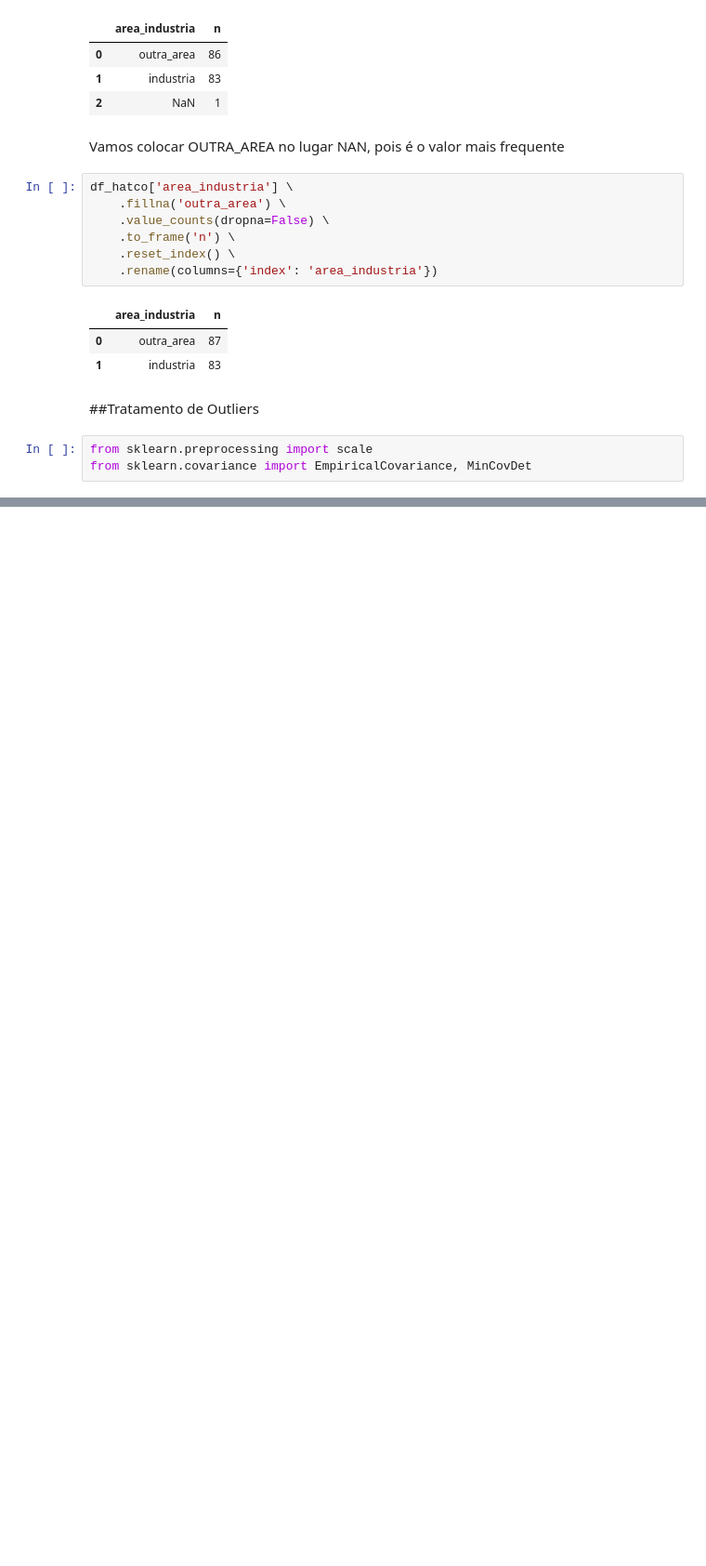
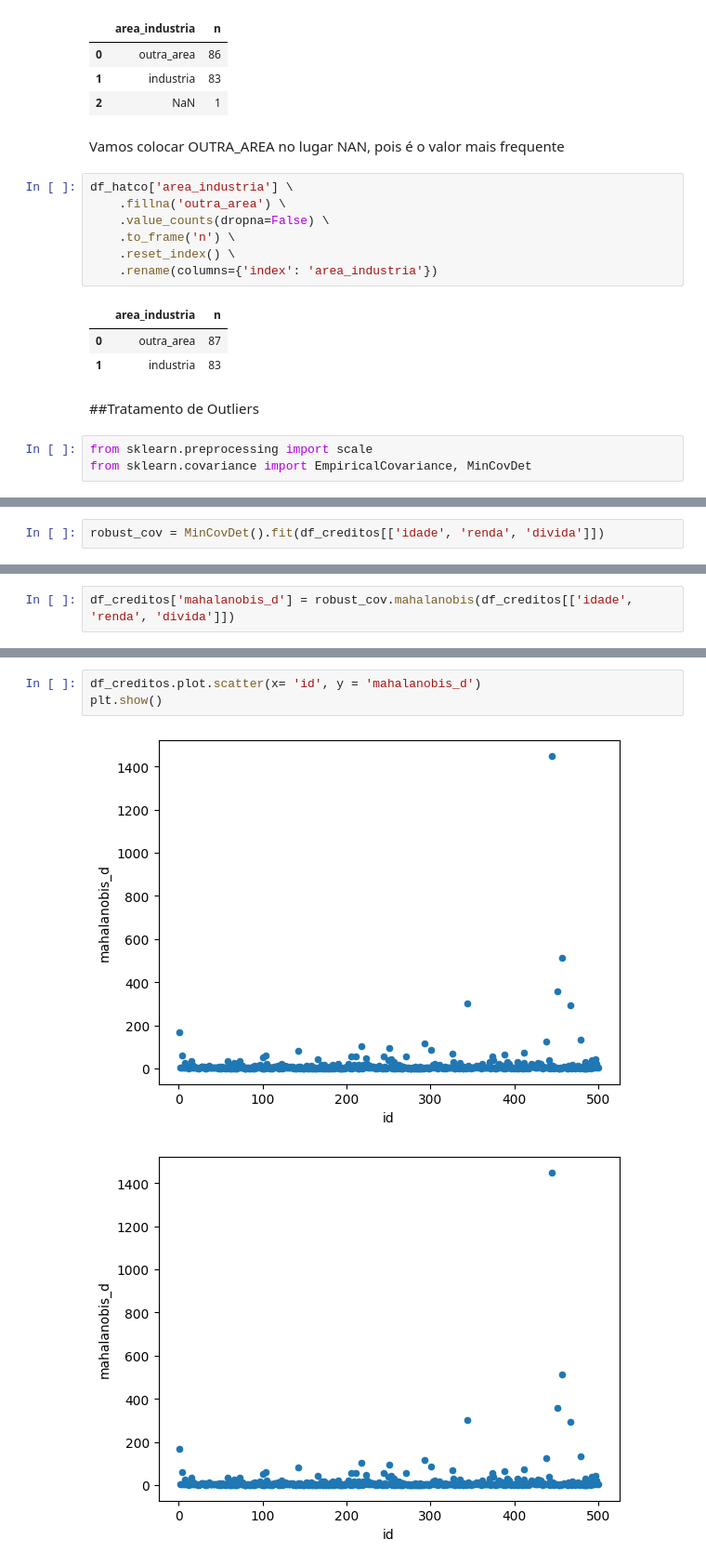
Before and after one commit to luccbm/LimpezaNormalizacaoRepo, a Jupyter notebook: LimpNorm.ipynb, the cells around one changed output, grey strips where cells are left out. Shown at 93% size. Cells and saved outputs as stored; diff of their text form; blank space fills up the shorter version.

```diff
--- a/LimpNorm.ipynb
+++ b/LimpNorm.ipynb
@@ -236,0 +311,2 @@ df_creditos
+# %%
+robust_cov = MinCovDet().fit(df_creditos[['idade', 'renda', 'divida']])
@@ -236,0 +315,2 @@ df_creditos
+# %%
+df_creditos['mahalanobis_d'] = robust_cov.mahalanobis(df_creditos[['idade', 'renda', 'divida']])
@@ -236,0 +326,6 @@ df_creditos
+# %%
+df_creditos.plot.scatter(x= 'id', y = 'mahalanobis_d')
+plt.show()
+# %% [output]
+[figure, added]
+[figure, added]
```
Also changed, not shown: parts of 27 cells of this notebook.
